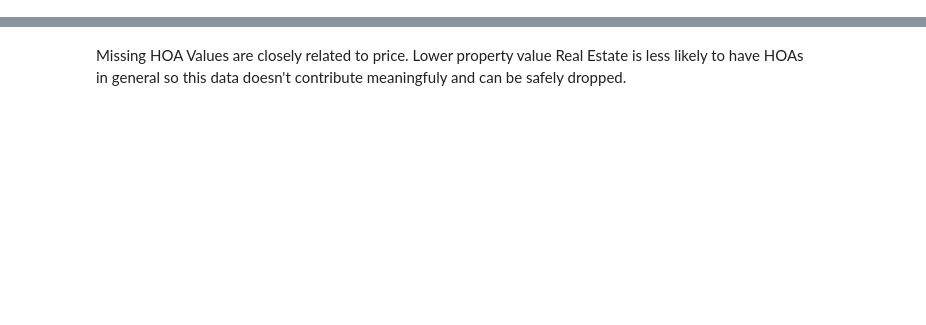
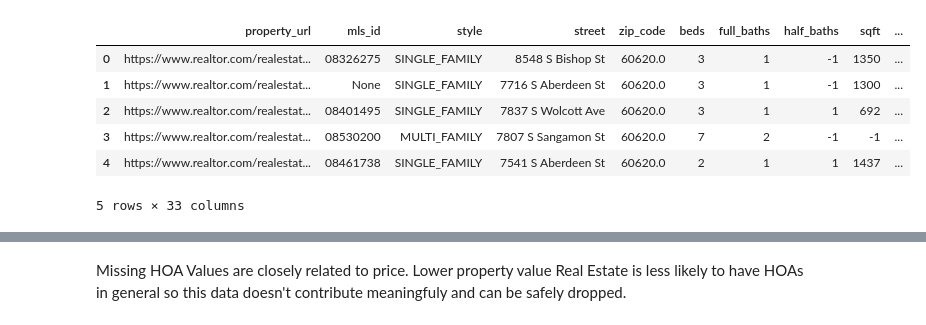
Before and after one commit to idellinger/SafeHaven-Chicago-Crime-and-Housing, a Jupyter notebook: Israel/EDA.ipynb, the cells around one changed output, grey strips where cells are left out. Drawn from its saved outputs; the diff is of its cells as text; code cells hidden in the pictures; blank space fills up the shorter version.

```diff
--- a/Israel/EDA.ipynb
+++ b/Israel/EDA.ipynb
@@ -13,0 +7,7 @@ house_df = pd.read_csv('/workspaces/detroit-crime-property-analysis/Israel/data/
+# %%
+database_file = 'C:\Data Science\data\chicago-crime-property-analysis\chicago-crime-property-analysis\Israel\data\chicago-crime-property.db'
+connection = sqlite3.connect(database_file)
+cursor = connection.cursor()
+
+table_1_query = "SELECT * FROM Crime"
+table_2_query = "SELECT * FROM Property"
@@ -13,0 +49,10 @@ house_df = pd.read_csv('/workspaces/detroit-crime-property-analysis/Israel/data/
+# %%
+house_df.head()
+# %% [output]
+|  | property_url | mls_id | style | street | zip_code | beds | full_baths | half_baths | sqft | ... |
+| 0 | https://www.realtor.com/realestat... | 08326275 | SINGLE_FAMILY | 8548 S Bishop St | 60620.0 | 3 | 1 | -1 | 1350 | ... |
+| 1 | https://www.realtor.com/realestat... | None | SINGLE_FAMILY | 7716 S Aberdeen St | 60620.0 | 3 | 1 | -1 | 1300 | ... |
+| 2 | https://www.realtor.com/realestat... | 08401495 | SINGLE_FAMILY | 7837 S Wolcott Ave | 60620.0 | 3 | 1 | 1 | 692 | ... |
+| 3 | https://www.realtor.com/realestat... | 08530200 | MULTI_FAMILY | 7807 S Sangamon St | 60620.0 | 7 | 2 | -1 | -1 | ... |
+| 4 | https://www.realtor.com/realestat... | 08461738 | SINGLE_FAMILY | 7541 S Aberdeen St | 60620.0 | 2 | 1 | 1 | 1437 | ... |
+5 rows × 33 columns
```
Also changed, not shown: parts of 22 cells of this notebook, 11 other files.
